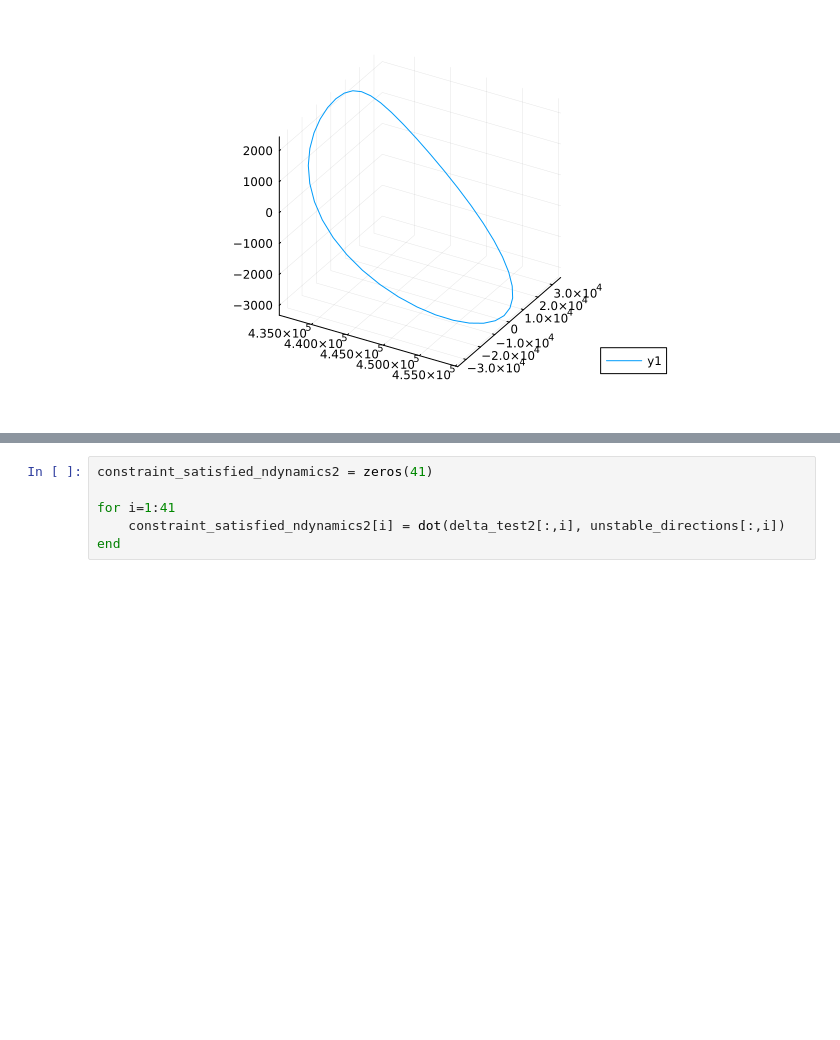
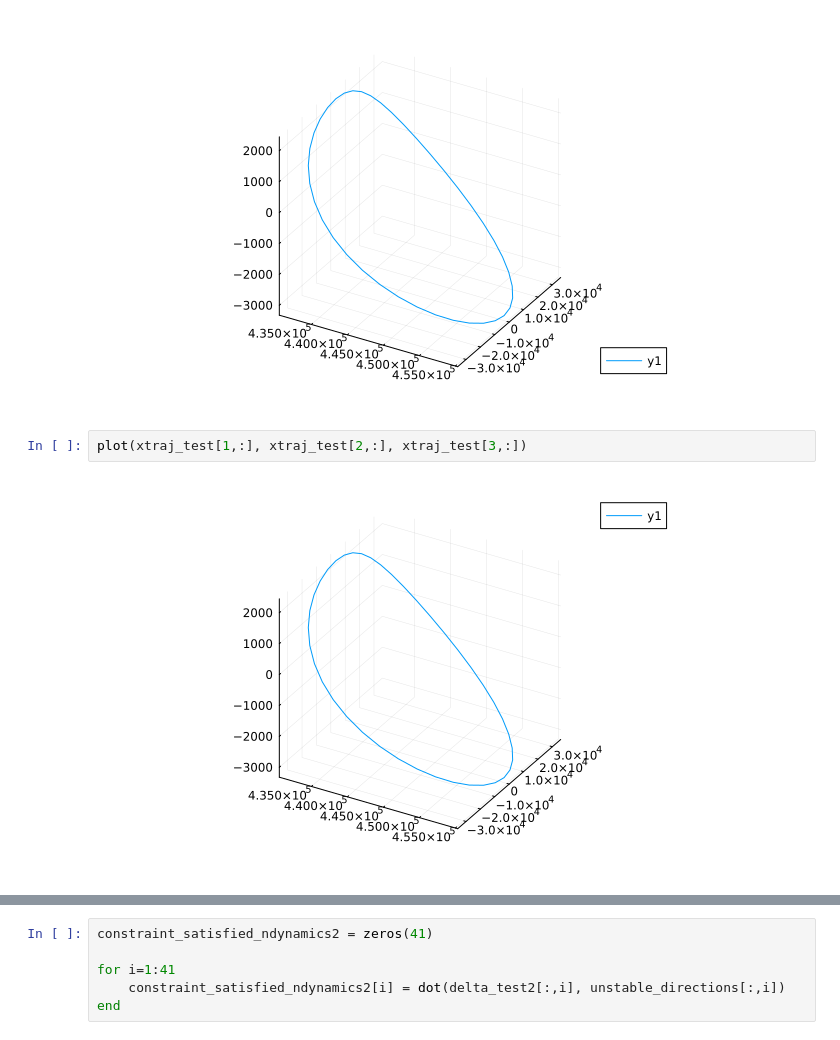
Before and after one commit to vegaf1/convex_mpc_stationkeeping, a Jupyter notebook: convex_mpc_stationkeeping_final_working_clean_testing_rescaled_secondordercorrection.ipynb, the cells around one changed output, grey strips where cells are left out. Saved outputs shown, nothing was run; the diff lists cells and outputs as text; blank space fills up the shorter version.

```diff
--- a/convex_mpc_stationkeeping_final_working_clean_testing_rescaled_secondordercorrection.ipynb
+++ b/convex_mpc_stationkeeping_final_working_clean_testing_rescaled_secondordercorrection.ipynb
@@ -2511,3 +2550,7 @@ plot(final[1,1:41], final[2,1:41], final[3,1:41])
 #scatter!([final[1,1]], [final[2,1]], [final[3,1]])
 # %% [output]
 [figure]
+# %%
+plot(xtraj_test[1,:], xtraj_test[2,:], xtraj_test[3,:])
+# %% [output]
+[figure, added]
```
Also changed, not shown: parts of 50 cells of this notebook, 1 other file.
